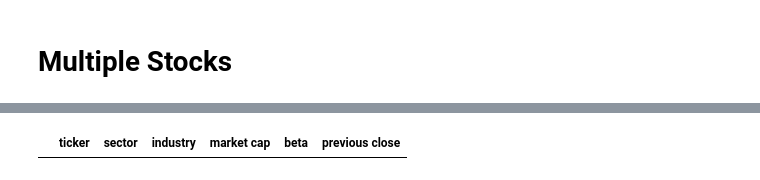
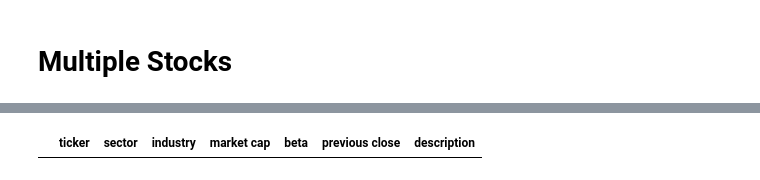
Before and after one commit to hsm207/stockapp, a Jupyter notebook: notebooks/scrape/yfinance.ipynb, the cells around one changed output, grey strips where cells are left out. Cells and saved outputs as stored; diff of their text form; code cells hidden in the pictures.

```diff
--- a/notebooks/scrape/yfinance.ipynb
+++ b/notebooks/scrape/yfinance.ipynb
@@ -164,5 +285,5 @@ data = yf.Tickers(tickers)
 # %%
-df = pd.DataFrame(columns = ["ticker", "sector", "industry", "market cap", "beta", "previous close"])
+df = pd.DataFrame(columns = ["ticker", "sector", "industry", "market cap", "beta", "previous close", "description"])
 df
 # %% [output]
-|  | ticker | sector | industry | market cap | beta | previous close |
+|  | ticker | sector | industry | market cap | beta | previous close | description |
```
Also changed, not shown: parts of 30 cells of this notebook.
